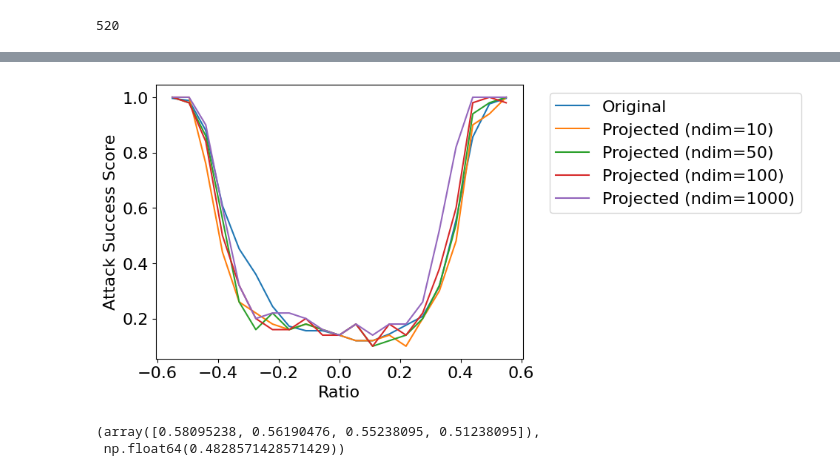
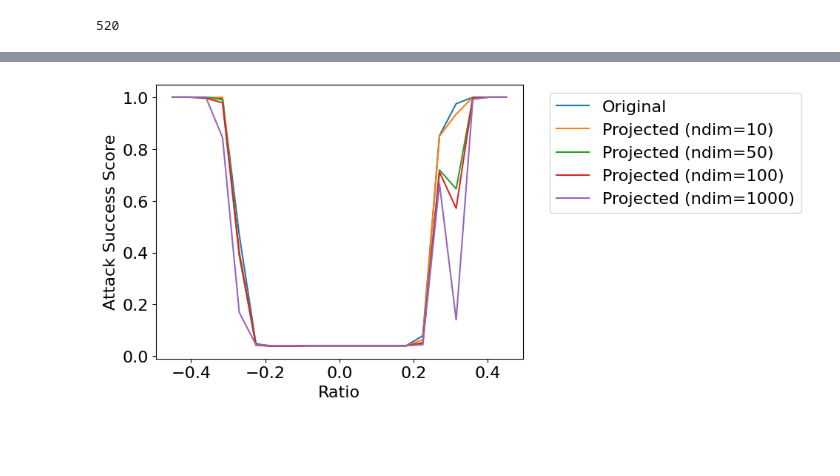
Before and after one commit to cybershiptrooper/projected-gradients, a Jupyter notebook: measure_basins.ipynb, the cells around one changed output, grey strips where cells are left out. Drawn from its saved outputs; the diff is of its cells as text; code cells hidden in the pictures; blank space fills up the shorter version.

```diff
--- a/measure_basins.ipynb
+++ b/measure_basins.ipynb
@@ -140,0 +147,4 @@ device(type='cuda', index=0)
+# %%
+base_model = AutoModelForCausalLM.from_pretrained(base_model_name, device_map=device_map, torch_dtype=torch.float16)
+base_model.requires_grad_(False)
+print()
@@ -141,14 +154,14 @@ device(type='cuda', index=0)
 # %%
 from projected_gradients.svd_projection import SVDProjectionStore
 
-ndim = 10
+ndim = 50
 projections = SVDProjectionStore.make_projection_store(
     ndim=ndim,
     names_of_params=params,
     sft_model=model,
     it_model=base_model,
     projection_type="both",
-    keep_in_files=True,
+    keep_in_files=store_projections_on_disk,
     dump_root_dir=f"results/{model_name}"
 )
 # %%
@@ -175,7 +183,10 @@ def get_projected_results(projections, prompts, n_seeds=n_seeds):
             tokenizer=tokenizer,
             prompts=prompts,
             names_of_params= params,
-            score_fn_kwargs=dict(sample_length=50),
+            score_fn_kwargs=dict(
+                sample_length=210,
+                do_sample=sample,
+            ),
             detect_toks=_test_prefixes_jailbreakbench,
             ratios=xs,
             projected=True,
@@ -186,7 +197,7 @@ def get_projected_results(projections, prompts, n_seeds=n_seeds):
 
     return projected_results
 
-projected_results = get_projected_results(projections, prompts[:50])
+projected_results = get_projected_results(projections, prompts)
 # %%
 xs
 # %% [output]
@@ -215,7 +230,6 @@ torch.cuda.empty_cache()
 ndims = [10, 50, 100, 1000]
 all_results = []
 for ndim in ndims:
-    base_model_name = "google/Gemma-2b"
     base_model = AutoModelForCausalLM.from_pretrained(base_model_name)
     base_model.requires_grad_(False)
     base_model.to("cuda")
@@ -227,28 +241,23 @@ for ndim in ndims:
         sft_model=model,
         it_model=base_model,
         projection_type="both",
-        keep_in_files=True,
+        keep_in_files=store_projections_on_disk,
         dump_root_dir=f"results/{model_name}"
     )
     del base_model
     gc.collect()
     torch.cuda.empty_cache()
-    projected_results = get_projected_results(projections, prompts[:50], n_seeds=1)
+    projected_results = get_projected_results(projections, prompts, n_seeds=1)
     del projections
     gc.collect()
     torch.cuda.empty_cache()
     all_results.append(projected_results)
 # %%
 plot_results(1-np.array(results), xs)
-for i, ndim in enumerate(ndims):
+for i in range(len(all_results)):
     plot_results(1-np.array(all_results[i]), xs)
 # legend outside of plot
 plt.legend(["Original"] + [f"Projected (ndim={ndim})" for ndim in ndims], bbox_to_anchor=(1.05, 1), loc='upper left')
 plt.savefig(f"results/plots/{model_name}/visage_ndims.png")
 # %% [output]
-[figure, old version]
+[figure, new version]
-# %%
-np.ravel(np.mean(all_results, axis = -1)), result.mean()
-# %% [output]
-(array([0.58095238, 0.56190476, 0.55238095, 0.51238095]),
- np.float64(0.4828571428571429))
```
Also changed, not shown: parts of 19 cells of this notebook, 10 other files.
